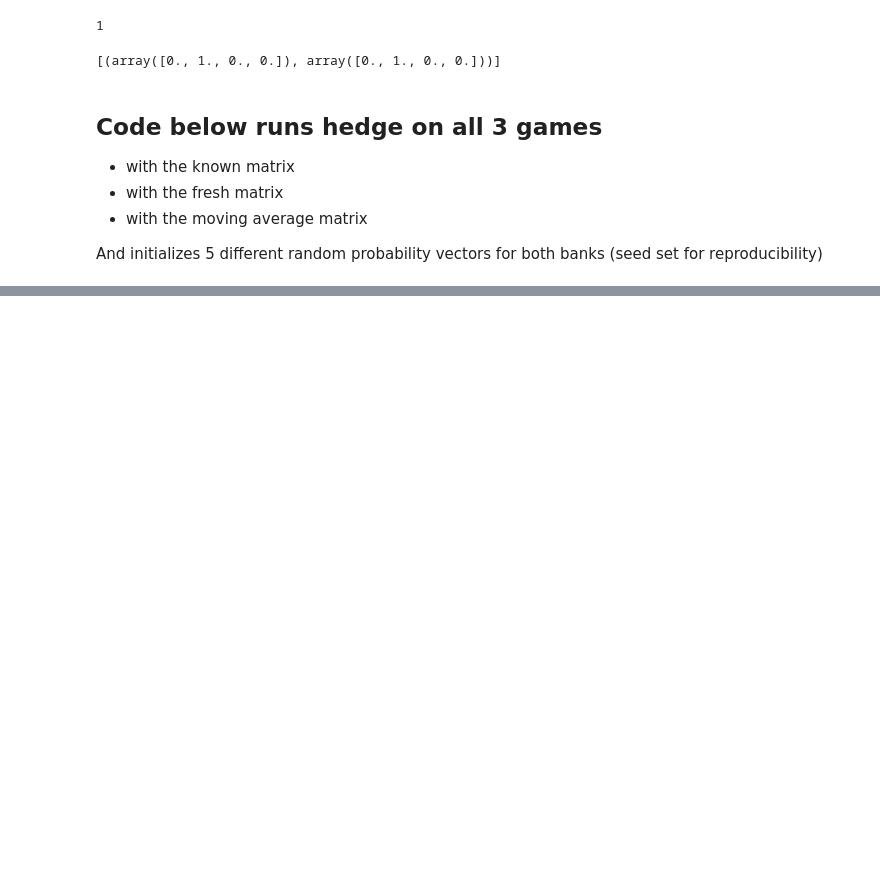
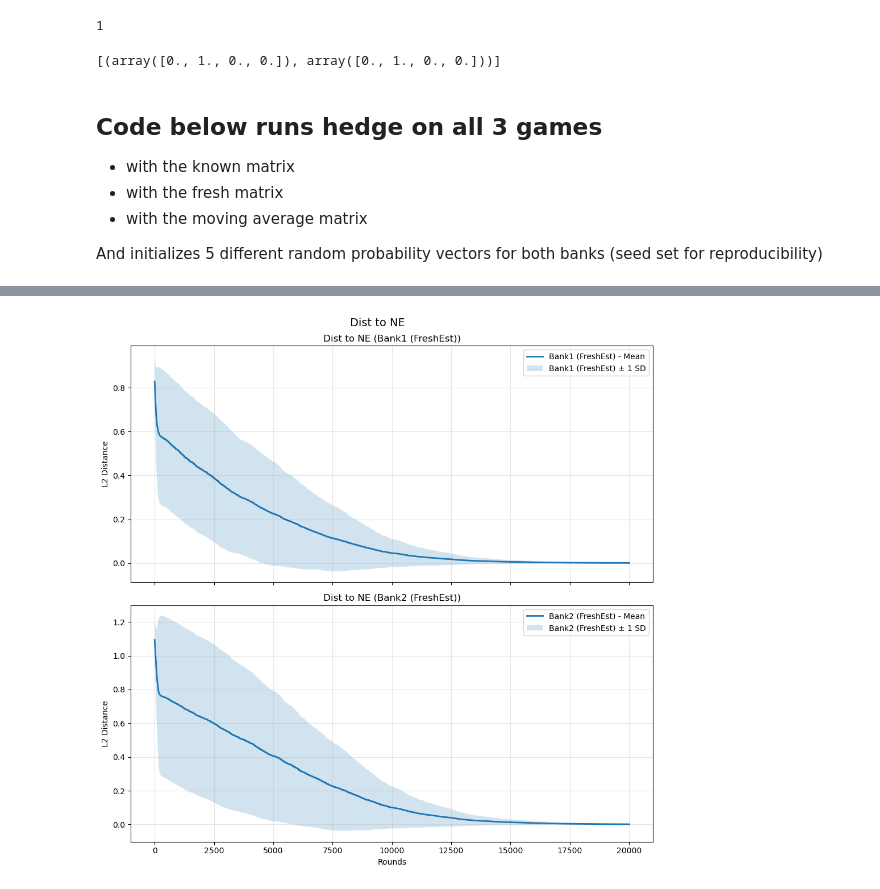
Before and after one commit to krishnacharya/bankgame, a Jupyter notebook: notebooks/Convegence_and_Distance_toNE.ipynb, the cells around one changed output, grey strips where cells are left out. Cells and saved outputs as stored; diff of their text form; code cells hidden in the pictures; blank space fills up the shorter version.

```diff
--- a/notebooks/Convegence_and_Distance_toNE.ipynb
+++ b/notebooks/Convegence_and_Distance_toNE.ipynb
@@ -187,0 +231,11 @@ plot_mean_sd_over_time(
+# %%
+# Example Usage:
+plot_mean_sd_over_time(
+    {
+        "Bank1 (FreshEst)": df['closestNEdist_fresh1_b1'],
+        "Bank2 (FreshEst)": df['closestNEdist_fresh1_b2']
+    },
+    labels=["Bank1", "Bank2"]
+)
+# %% [output]
+[figure, added]
```
Also changed, not shown: parts of 39 cells of this notebook.
